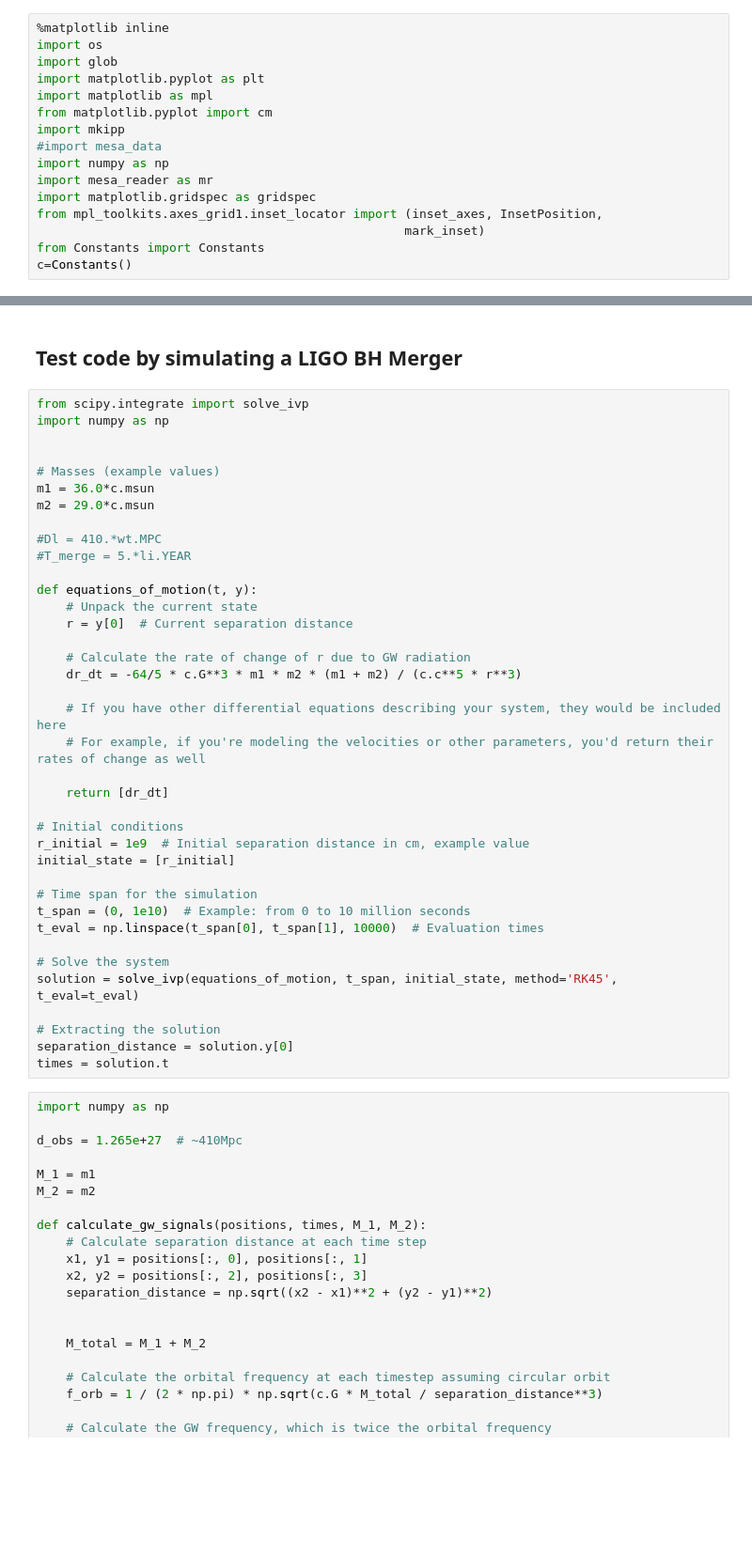
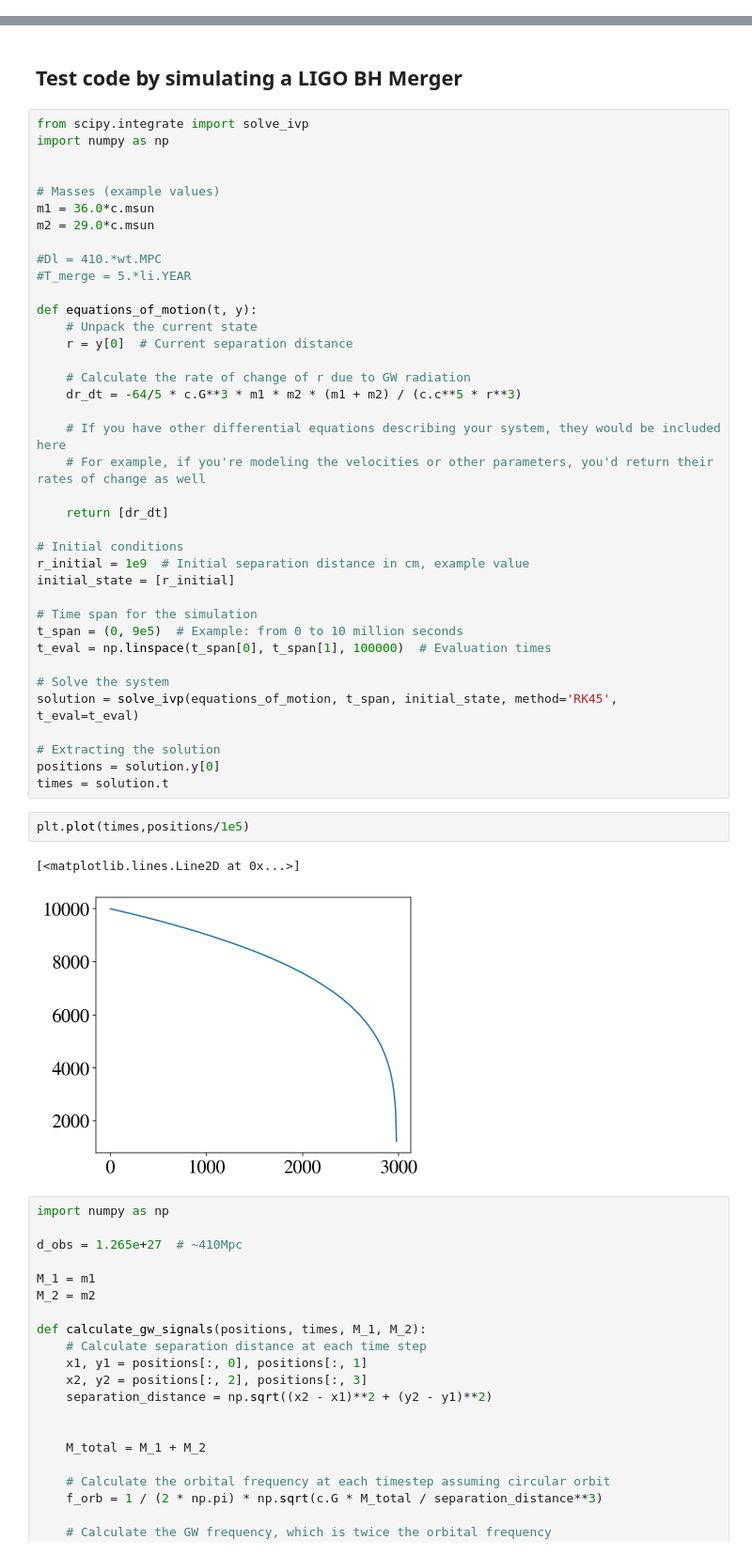
Before and after one commit to matteocantiello/agnstars_cee, a Jupyter notebook: CEE_AGN.ipynb, the cells around one changed output, grey strips where cells are left out. Shown at 94% size. Saved outputs shown, nothing was run; the diff lists cells and outputs as text; blank space fills up the shorter version.

```diff
--- a/CEE_AGN.ipynb
+++ b/CEE_AGN.ipynb
@@ -1,18 +1,2 @@
 # %% [markdown]
 # Common Envelope Evolution in AGN Stars
-# %%
-%matplotlib inline
-import os
-import glob
-import matplotlib.pyplot as plt
-import matplotlib as mpl
-from matplotlib.pyplot import cm
-import mkipp
-#import mesa_data
-import numpy as np
-import mesa_reader as mr
-import matplotlib.gridspec as gridspec
-from mpl_toolkits.axes_grid1.inset_locator import (inset_axes, InsetPosition,
-                                                  mark_inset)
-from Constants import Constants
-c=Constants()
@@ -1418,15 +1364,20 @@ r_initial = 1e9  # Initial separation distance in cm, example value
 initial_state = [r_initial]
 
 # Time span for the simulation
-t_span = (0, 1e10)  # Example: from 0 to 10 million seconds
-t_eval = np.linspace(t_span[0], t_span[1], 10000)  # Evaluation times
+t_span = (0, 9e5)  # Example: from 0 to 10 million seconds
+t_eval = np.linspace(t_span[0], t_span[1], 100000)  # Evaluation times
 
 # Solve the system
 solution = solve_ivp(equations_of_motion, t_span, initial_state, method='RK45', t_eval=t_eval)
 
 # Extracting the solution
-separation_distance = solution.y[0]
+positions = solution.y[0]
 times = solution.t
+# %%
+plt.plot(times,positions/1e5)
+# %% [output]
+[<matplotlib.lines.Line2D at 0x...>]
+[figure, added]
 # %%
 import numpy as np
 
```
Also changed, not shown: parts of 15 cells of this notebook.
